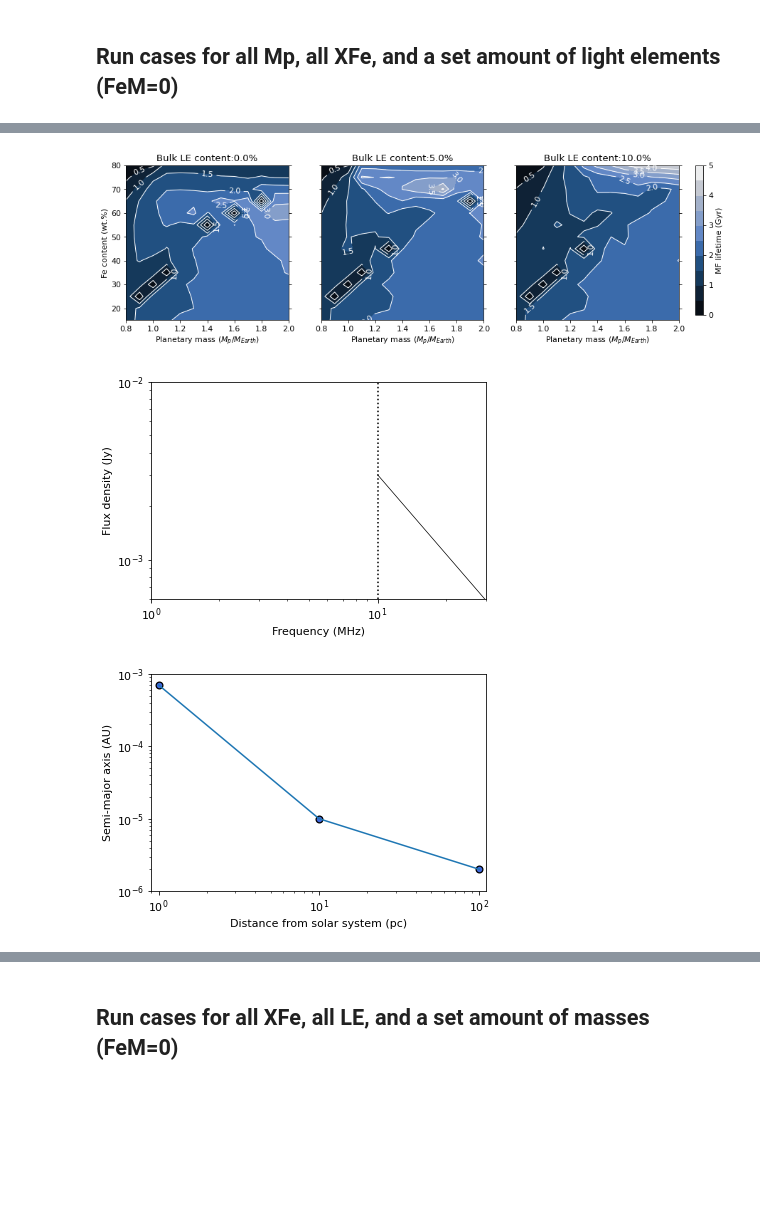
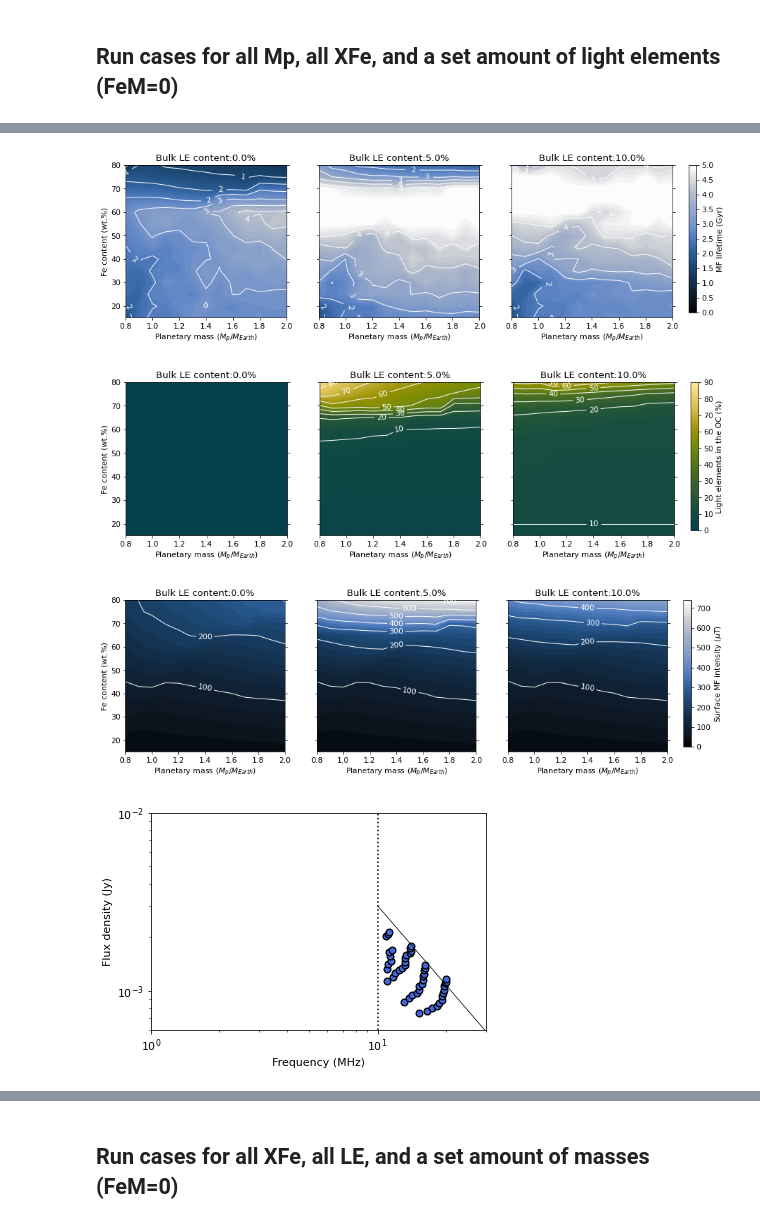
Before and after one commit to irenebonati/exo-cores, a Jupyter notebook: Planets_Evolution.ipynb, the cells around one changed output, grey strips where cells are left out. Saved outputs shown, nothing was run; the diff lists cells and outputs as text; code cells hidden in the pictures; blank space fills up the shorter version.

```diff
--- a/Planets_Evolution.ipynb
+++ b/Planets_Evolution.ipynb
@@ -182,6 +187,10 @@ levels_MF = np.linspace(0, 5, 11)
 levels_rIC08 = np.linspace(0,5,6)
 levels_MFstr = np.linspace(0,9,10)
 levels_MFsurf = np.linspace(0,700,8)
+levels_MF = np.linspace(0, 5, 51)
+levels_MFplot = np.linspace(0, 5, 11)
+levels_MFsurf = list(map(int,np.linspace(0,740,38)))
+levels_MFsurfplot = list(map(int, np.linspace(0,800,9)))
 size = 13
 
 font = {'family' : 'normal',
@@ -190,13 +199,13 @@ font = {'family' : 'normal',
 
 plt.rc('font', **font)
 
-def plot_contourf(X,Y,arr,Masses,Fe,Fe_mantle,levels,plots_folder,colormap=plt.cm.magma,clabel="ICB radius (km)",figname="r_IC_FeM.pdf"):
+def plot_contourf(X,Y,arr,Masses,Fe,Fe_mantle,levels,levels_plot,plots_folder,colormap=plt.cm.magma,clabel="ICB radius (km)",figname="r_IC_FeM.pdf"):
     fig, ax = plt.subplots(1, len(Fe_mantle), figsize=[16,4],sharey=True,sharex=True)
     plt.subplots_adjust(wspace = 0.2)
 
     for i in range(len(Fe_mantle)):
         sc = ax[i].contourf(X,Y,arr[:,i*len(Masses):len(Masses)*(i+1)],levels, cmap = colormap)
-        sc2 = ax[i].contour(X,Y,arr[:,i*len(Masses):len(Masses)*(i+1)],levels,colors=('white',),linestyles=('-',),linewidths=(1,))
+        sc2 = ax[i].contour(X,Y,arr[:,i*len(Masses):len(Masses)*(i+1)],levels_plot,colors=('white',),linestyles=('-',),linewidths=(1,))
         ax[i].clabel(sc2, fmt = '%2.1f', colors = 'white', fontsize=11)
         #for a in range(len(Masses)):
             #for b in range(len(Fe)):
@@ -213,6 +222,8 @@ def plot_contourf(X,Y,arr,Masses,Fe,Fe_mantle,levels,plots_folder,colormap=plt.c
     fig.subplots_adjust(right=0.8)
     cbar_ax = fig.add_axes([0.82, 0.15, 0.01, 0.73])
     cb = fig.colorbar(sc, cax=cbar_ax)
+    cb.set_ticks(levels_plot)
+    cb.set_ticklabels(levels_plot)
     cb.set_label(clabel)
     plt.savefig(plots_folder + figname, bbox_inches="tight")
     plt.show()
@@ -318,7 +331,7 @@ plot_contourf(M,F,MF_lifetime,Masses,Fe,Fe_mantle,levels_MF,plots_folder,colorma
 # %%
 Masses = [0.8, 0.9, 1.0, 1.1, 1.2, 1.3, 1.4, 1.5, 1.6,1.7,1.8,1.9, 2.]
 Fe = [15,20,25,30,35,40,45,50,55,60,65,70,75,80]
-Fe_mantle = [0.00]
+Fe_mantle = [10.]
 S = 0.0
 
 M, F = np.meshgrid(Masses, Fe)
@@ -957,7 +1058,11 @@ The magnetic field lifetime is 4.4300040 billion years.
 # %%
 levels_rIC = np.linspace(0, 5500, 12)
-levels_ICMF = np.linspace(0, 1, 11)
-levels_MF = np.linspace(0, 5, 11)
+levels_ICMF = np.linspace(0, 1, 51)
+levels_ICMFplot = list(map(float,np.linspace(0, 1, 11)))
+levels_MF = np.linspace(0, 5, 51)
+levels_MFplot = np.linspace(0, 5, 11)
+levels_MFsurf = list(map(int,np.linspace(0,800,9)))
+levels_MFsurfplot = list(map(int, np.linspace(0,740,38)))
 levels_rIC08 = np.linspace(0,5,6)
 levels_MFstr = np.linspace(0,15,16)
 size = 13
@@ -968,14 +1073,14 @@ font = {'family' : 'normal',
 
 plt.rc('font', **font)
 
-def plot_contourf(X,Y,arr,Masses,Fe,Fe_mantle,levels,plots_folder,colormap=plt.cm.magma,clabel="ICB radius (km)",figname="r_IC_FeM.pdf"):
+def plot_contourf(X,Y,arr,Masses,Fe,Fe_mantle,levels,levels_plot,plots_folder,colormap=plt.cm.magma,clabel="ICB radius (km)",figname="r_IC_FeM.pdf"):
     fig, ax = plt.subplots(1, len(Fe_mantle), figsize=[16,4],sharey=True,sharex=True)
     plt.subplots_adjust(wspace = 0.2)
 
     for i in range(len(Fe_mantle)):
         sc = ax[i].contourf(X,Y,arr[:,i*len(Masses):len(Masses)*(i+1)],levels, cmap = colormap)
-        sc2 = ax[i].contour(X,Y,arr[:,i*len(Masses):len(Masses)*(i+1)],levels,colors=('white',),linestyles=('-',),linewidths=(1,))
-        ax[i].clabel(sc2, fmt = '%2.1f', colors = 'white', fontsize=11)
+        sc2 = ax[i].contour(X,Y,arr[:,i*len(Masses):len(Masses)*(i+1)],levels_plot[1:],colors=('white',),linestyles=('-',),linewidths=(1,))
+        ax[i].clabel(sc2, fmt = '%2.0d', colors = 'white', fontsize=11)
         #for a in range(len(Masses)):
         #    for b in range(len(Fe)):
         #        ax[i].scatter(Masses[a],Fe[b],s=size,color='white',edgecolors='k')
@@ -991,6 +1096,8 @@ def plot_contourf(X,Y,arr,Masses,Fe,Fe_mantle,levels,plots_folder,colormap=plt.c
     fig.subplots_adjust(right=0.8)
     cbar_ax = fig.add_axes([0.82, 0.15, 0.01, 0.73])
     cb = fig.colorbar(sc, cax=cbar_ax)
+    cb.set_ticks(levels_plot)
+    cb.set_ticklabels(levels_plot)
     cb.set_label(clabel)
     plt.savefig(plots_folder + figname, bbox_inches="tight")
     plt.show()
@@ -1002,32 +1109,34 @@ print (np.max(MF_lifetime_S))
 # %%
-levels_S = np.linspace(0,90,10)
-levels_MFsurf = np.linspace(0,700,8)
+levels_S = np.linspace(0,90,46)
+levels_Splot = list(map(int,np.linspace(0,90,10)))
+levels_MFsurf = list(map(int,np.linspace(0,800,9)))
+levels_MFsurfplot = list(map(int, np.linspace(0,740,38)))
 
 font = {'family' : 'normal',
         'weight' : 'normal',
         'size'   : 11}
 
 plt.rc('font', **font)
 
 # plot_contourf(M_S,F_S,r_IC_beginning_S,Masses_S,Fe_S,LE_S,levels_rIC,plots_folder,clabel="ICB radius (km)",figname="r_IC0_S.pdf")
-#plot_contourf(M_S,F_S,r_IC_beginning_S/r_OC_S,Masses_S,Fe_S,LE_S,levels_ICMF,plots_folder,clabel="$r_{IC_{0}}$/$r_{OC}$",figname="ICMF0_S.pdf")
+#plot_contourf(M_S,F_S,r_IC_beginning_S/r_OC_S,Masses_S,Fe_S,LE_S,levels_ICMF,levels_ICMFplot,plots_folder,colormap=lajolla_r,clabel="$r_{IC_{0}}$/$r_{OC}$",figname="ICMF0_S.pdf")
 
-#plot_contourf(M_S,F_S,r_IC_end_S/r_OC_S,Masses_S,Fe_S,LE_S,levels_ICMF,plots_folder,clabel="$r_{IC}$/$r_{OC}$",figname="ICMF_S.pdf")
+#plot_contourf(M_S,F_S,r_IC_end_S/r_OC_S,Masses_S,Fe_S,LE_S,levels_ICMF,levels_ICMFplot,plots_folder,colormap=lajolla_r,clabel="$r_{IC}$/$r_{OC}$",figname="ICMF_S.pdf")
 
-plot_contourf(M_S,F_S,MF_lifetime_S,Masses_S,Fe_S,LE_S,levels_MF,plots_folder,colormap=oslo,clabel="MF lifetime (Gyr)",figname="MF_lifetime_S.pdf")
-#plot_contourf(M_S,F_S,S_S*1e2,Masses_S,Fe_S,LE_S,levels_S,plots_folder,colormap=bamako,clabel="Light elements in the OC (%)",figname="S_S.pdf")
-#plot_contourf(M_S,F_S,MF_surface,Masses_S,Fe_S,LE_S,levels_MFsurf,plots_folder,colormap=oslo,clabel="Surface MF intensity ($\mu T$)",figname="M_surfS.pdf")
+plot_contourf(M_S,F_S,MF_lifetime_S,Masses_S,Fe_S,LE_S,levels_MF,levels_MFplot,plots_folder,colormap=oslo,clabel="MF lifetime (Gyr)",figname="MF_lifetime_S.pdf")
+plot_contourf(M_S,F_S,S_S*1e2,Masses_S,Fe_S,LE_S,levels_S,levels_Splot,plots_folder,colormap=bamako,clabel="Light elements in the OC (%)",figname="S_S.pdf")
+plot_contourf(M_S,F_S,MF_surface,Masses_S,Fe_S,LE_S,levels_MFsurfplot,levels_MFsurf,plots_folder,colormap=oslo,clabel="Surface MF intensity ($\mu T$)",figname="M_surfS.pdf")
 # %% [output]
-[figure, old version]
+[figure, new version]
+[figure, added]
+[figure, added]
 # %%
-#print (np.max(MF_surface))
-
 MJ = 18000.
 aJ = 5.2044
 Prad = np.zeros_like(r_IC_end_S)
 phi = np.zeros_like(r_IC_end_S)
-s = 1.33
-a = 0.02
+s = 10.
+a = 0.00002
 
 for m,light_elements in enumerate(LE_S):
     for i, mass in enumerate(Masses_S):
@@ -1051,17 +1160,16 @@ plt.ylabel('Flux density (Jy)')
 plt.savefig(plots_folder+'Flux_density.pdf')
 plt.show()
 
-x = [1,10,100]
-y = [7e-4,1e-5,2e-6]
-plt.loglog()
-plt.scatter(x,y,s=45,edgecolor='k',linewidth=1.3,color='royalblue')
-plt.plot(x,y)
-plt.xlim([0.9,110])
-plt.ylim([1e-6,1e-3])
-plt.xlabel('Distance from solar system (pc)')
-plt.ylabel('Semi-major axis (AU)')
-plt.savefig(plots_folder+'sem_ax.pdf')
-plt.show()
+# x = [1,10,100]
+# y = [7e-4,1e-5,2e-6]
+# plt.loglog()
+# plt.scatter(x,y,s=45,edgecolor='k',linewidth=1.3,color='royalblue')
+# plt.plot(x,y)
+# plt.xlim([0.9,110])
+# plt.ylim([1e-6,1e-3])
+# plt.xlabel('Distance from solar system (pc)')
+# plt.ylabel('Semi-major axis (AU)')
+# plt.savefig(plots_folder+'sem_ax.pdf')
+# plt.show()
 # %% [output]
-[figure, old version]
+[figure, new version]
-[figure, removed]
```
Also changed, not shown: parts of 19 cells of this notebook, 7 other files.
